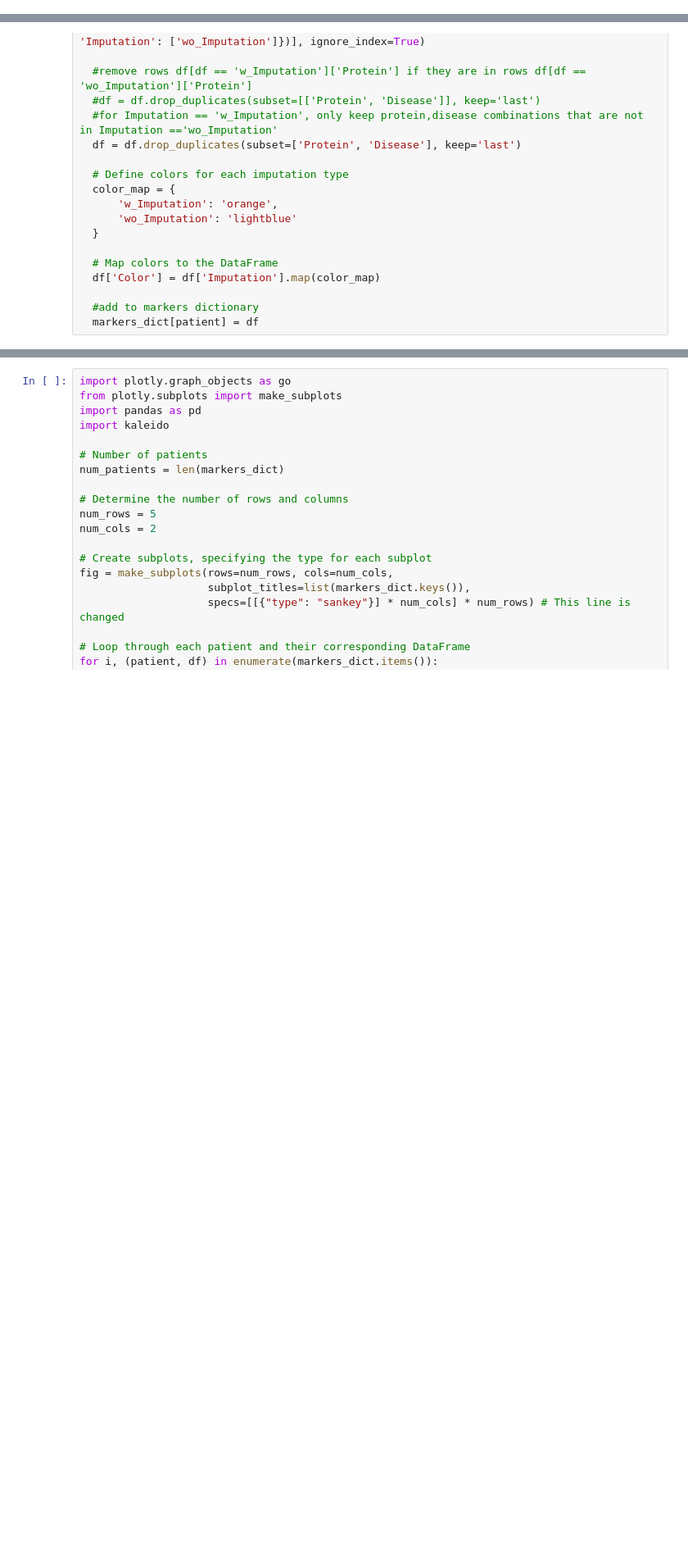
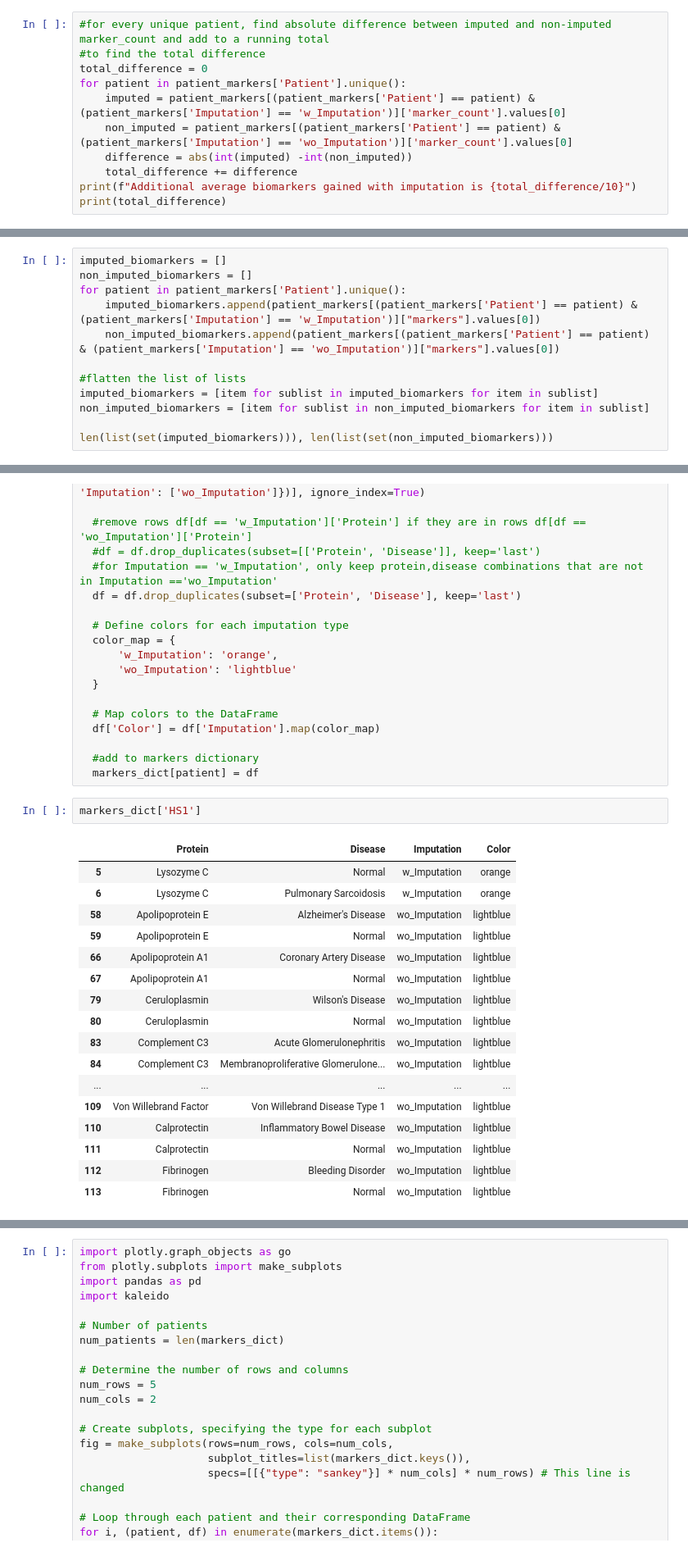
Before and after one commit to yuyanislearning/temporal-preteomics-multiple-imputation, a Jupyter notebook: human_temporal_proteomics/human/protein_biomarkers_disease_analysis.ipynb, the cells around one changed output, grey strips where cells are left out. Shown at 82% size. Saved outputs shown, nothing was run; the diff lists cells and outputs as text; blank space fills up the shorter version.

Commit message:
new marker-disease ipynb changes

```diff
--- a/human_temporal_proteomics/human/protein_biomarkers_disease_analysis.ipynb
+++ b/human_temporal_proteomics/human/protein_biomarkers_disease_analysis.ipynb
@@ -49,3 +48,14 @@ patient_markers.head(2)
 |  | Patient | Imputation | marker_count | markers |
 | 0 | HS2_RE2 | wo_Imputation | 12 | [P02649, P02647, P00450, P01024, ... |
 | 1 | HS2_RE2 | w_Imputation | 13 | [P02792, P61626, P02675, P02766, ... |
+# %%
+#for every unique patient, find absolute difference between imputed and non-imputed marker_count and add to a running total
+#to find the total difference
+total_difference = 0
+for patient in patient_markers['Patient'].unique():
+    imputed = patient_markers[(patient_markers['Patient'] == patient) & (patient_markers['Imputation'] == 'w_Imputation')]['marker_count'].values[0]
+    non_imputed = patient_markers[(patient_markers['Patient'] == patient) & (patient_markers['Imputation'] == 'wo_Imputation')]['marker_count'].values[0]
+    difference = abs(int(imputed) -int(non_imputed))
+    total_difference += difference
+print(f"Additional average biomarkers gained with imputation is {total_difference/10}")
+print(total_difference)
@@ -51,0 +65,12 @@ patient_markers.head(2)
+# %%
+imputed_biomarkers = []
+non_imputed_biomarkers = []
+for patient in patient_markers['Patient'].unique():
+    imputed_biomarkers.append(patient_markers[(patient_markers['Patient'] == patient) & (patient_markers['Imputation'] == 'w_Imputation')]["markers"].values[0])
+    non_imputed_biomarkers.append(patient_markers[(patient_markers['Patient'] == patient) & (patient_markers['Imputation'] == 'wo_Imputation')]["markers"].values[0])
+
+#flatten the list of lists
+imputed_biomarkers = [item for sublist in imputed_biomarkers for item in sublist]
+non_imputed_biomarkers = [item for sublist in non_imputed_biomarkers for item in sublist]
+
+len(list(set(imputed_biomarkers))), len(list(set(non_imputed_biomarkers)))
@@ -135,3 +162,23 @@ for patient in patient_markers['Patient']:
 
   #add to markers dictionary
   markers_dict[patient] = df
+# %%
+markers_dict['HS1']
+# %% [output]
+|  | Protein | Disease | Imputation | Color |
+| 5 | Lysozyme C | Normal | w_Imputation | orange |
+| 6 | Lysozyme C | Pulmonary Sarcoidosis | w_Imputation | orange |
+| 58 | Apolipoprotein E | Alzheimer's Disease | wo_Imputation | lightblue |
+| 59 | Apolipoprotein E | Normal | wo_Imputation | lightblue |
+| 66 | Apolipoprotein A1 | Coronary Artery Disease | wo_Imputation | lightblue |
+| 67 | Apolipoprotein A1 | Normal | wo_Imputation | lightblue |
+| 79 | Ceruloplasmin | Wilson's Disease | wo_Imputation | lightblue |
+| 80 | Ceruloplasmin | Normal | wo_Imputation | lightblue |
+| 83 | Complement C3 | Acute Glomerulonephritis | wo_Imputation | lightblue |
+| 84 | Complement C3 | Membranoproliferative Glomerulone... | wo_Imputation | lightblue |
+| ... | ... | ... | ... | ... |
+| 109 | Von Willebrand Factor | Von Willebrand Disease Type 1 | wo_Imputation | lightblue |
+| 110 | Calprotectin | Inflammatory Bowel Disease | wo_Imputation | lightblue |
+| 111 | Calprotectin | Normal | wo_Imputation | lightblue |
+| 112 | Fibrinogen | Bleeding Disorder | wo_Imputation | lightblue |
+| 113 | Fibrinogen | Normal | wo_Imputation | lightblue |
```
Also changed, not shown: parts of 6 cells of this notebook.
